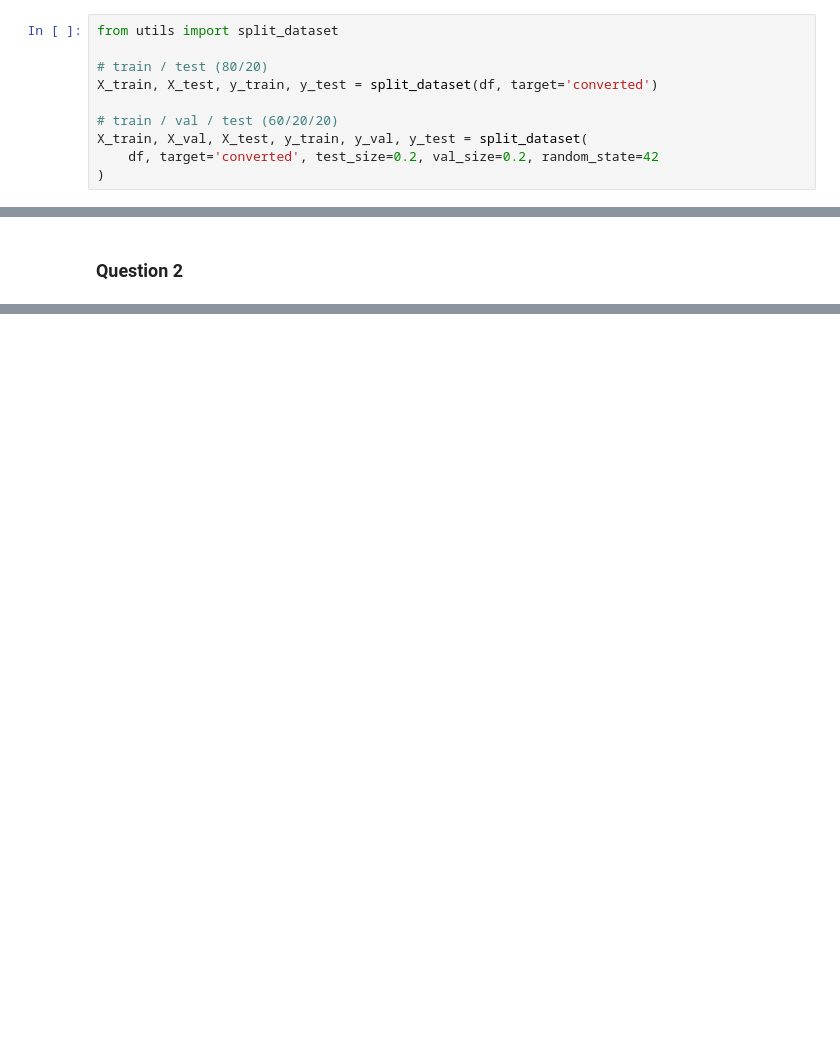
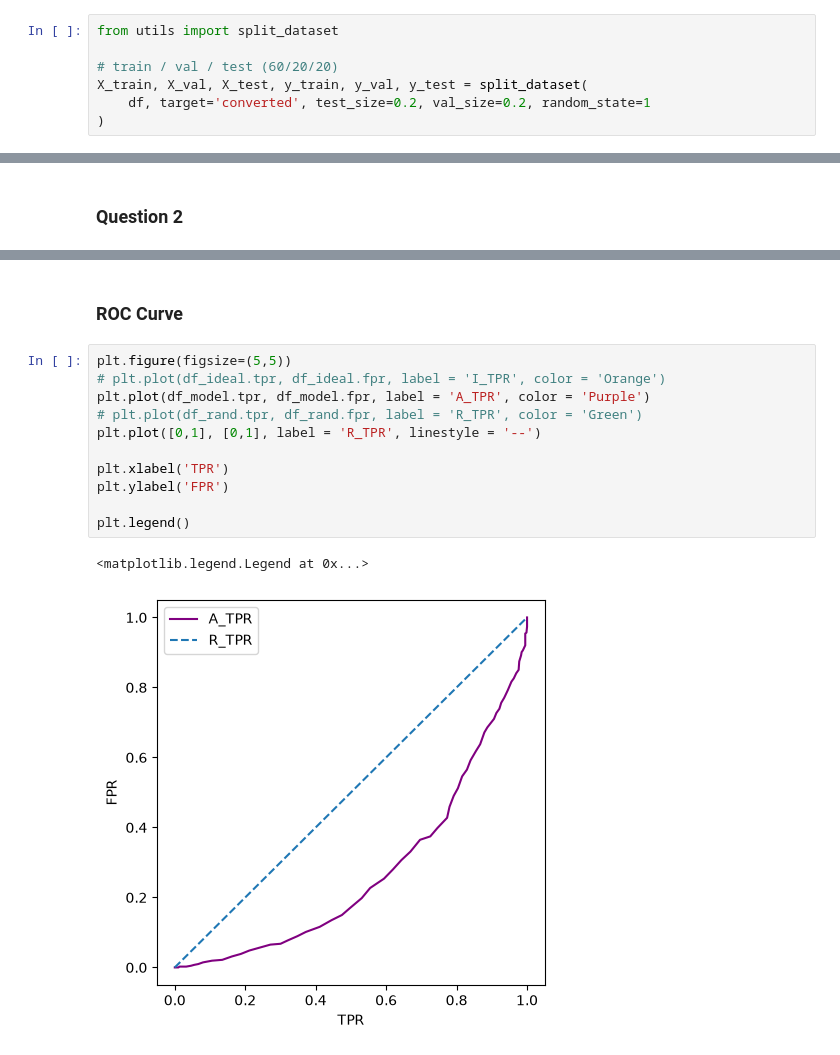
Before and after one commit to shohbitgupta/datatalk_ml_zoomcamp, a Jupyter notebook: datatalk_submission_04/homework.ipynb, the cells around one changed output, grey strips where cells are left out. Drawn from its saved outputs; the diff is of its cells as text; blank space fills up the shorter version.

```diff
--- a/datatalk_submission_04/homework.ipynb
+++ b/datatalk_submission_04/homework.ipynb
@@ -48,12 +26,9 @@ dtype: int64
 # %%
 from utils import split_dataset
 
-# train / test (80/20)
-X_train, X_test, y_train, y_test = split_dataset(df, target='converted')
-
 # train / val / test (60/20/20)
 X_train, X_val, X_test, y_train, y_val, y_test = split_dataset(
-    df, target='converted', test_size=0.2, val_size=0.2, random_state=42
+    df, target='converted', test_size=0.2, val_size=0.2, random_state=1
 )
 # %%
 from sklearn.metrics import roc_auc_score
@@ -88,0 +212,16 @@ sk
+# %% [markdown]
+### ROC Curve ###
+# %%
+plt.figure(figsize=(5,5))
+# plt.plot(df_ideal.tpr, df_ideal.fpr, label = 'I_TPR', color = 'Orange')
+plt.plot(df_model.tpr, df_model.fpr, label = 'A_TPR', color = 'Purple')
+# plt.plot(df_rand.tpr, df_rand.fpr, label = 'R_TPR', color = 'Green')
+plt.plot([0,1], [0,1], label = 'R_TPR', linestyle = '--')
+
+plt.xlabel('TPR')
+plt.ylabel('FPR')
+
+plt.legend()
+# %% [output]
+<matplotlib.legend.Legend at 0x...>
+[figure, added]
```
Also changed, not shown: parts of 33 cells of this notebook.
